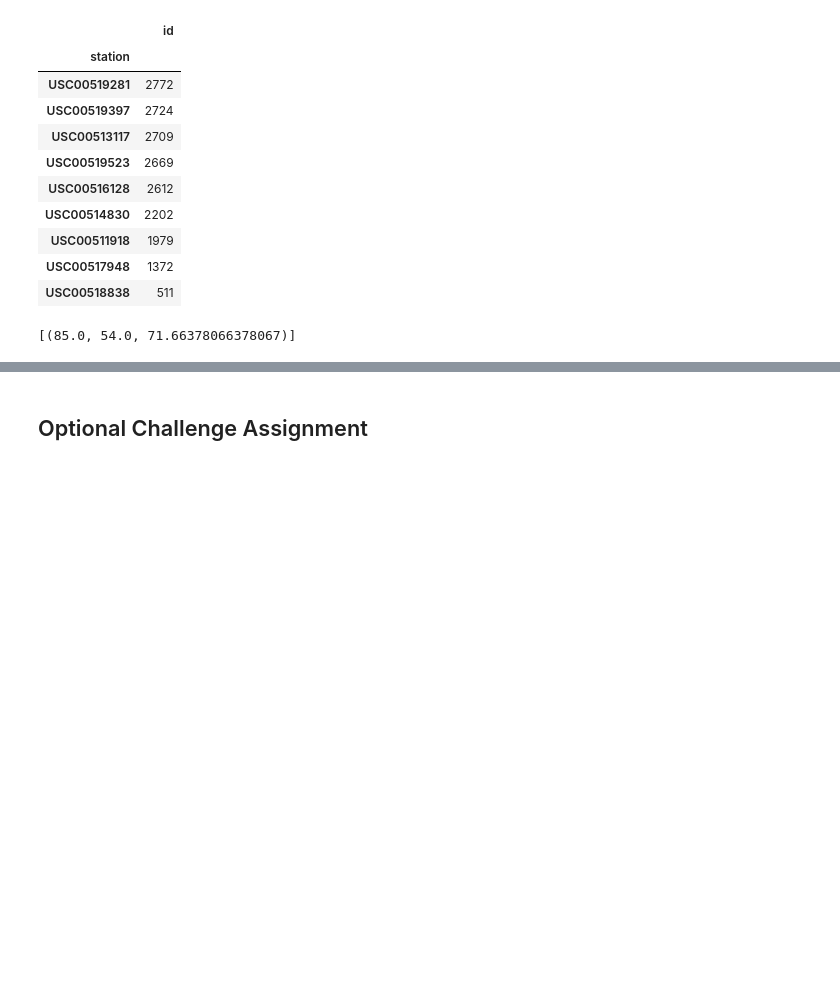
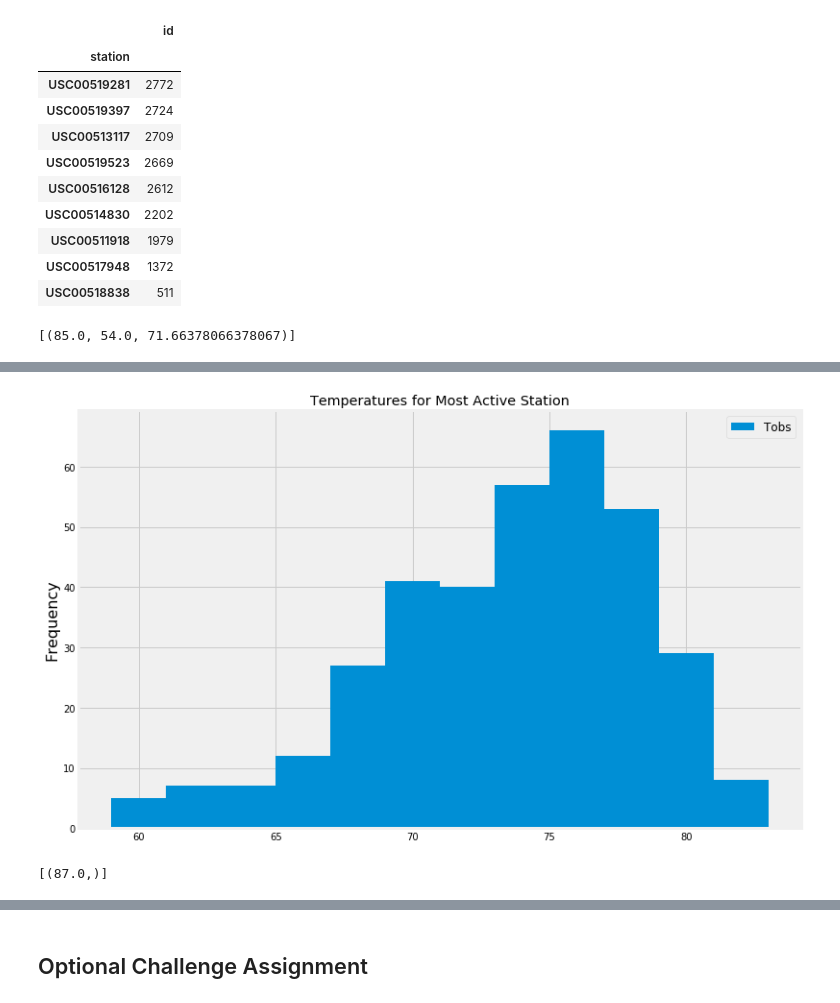
Before and after one commit to nrm0009-natalie/sqlalchemy-challenge, a Jupyter notebook: climate_starter.ipynb, the cells around one changed output, grey strips where cells are left out. Cells and saved outputs as stored; diff of their text form; code cells hidden in the pictures; blank space fills up the shorter version.

```diff
--- a/climate_starter.ipynb
+++ b/climate_starter.ipynb
@@ -247,3 +287,6 @@ engine.execute('SELECT max(tobs), min(tobs), avg(tobs) FROM measurement WHERE st
 # %%
 # Choose the station with the highest number of temperature observations.
 # Query the last 12 months of temperature observation data for this station and plot the results as a histogram
+highest_station = engine.execute('SELECT date, tobs FROM measurement WHERE station="USC00519281" AND strftime("%Y-%m-%d", date) BETWEEN "2016-08-23" AND "2017-08-23"').fetchall()
+for item in highest_station:
+    print(item)
@@ -249,0 +311,5 @@ engine.execute('SELECT max(tobs), min(tobs), avg(tobs) FROM measurement WHERE st
+# %%
+most_active_station = pd.DataFrame(highest_station, columns=["Date", "Tobs"])
+most_active_station.set_index("Date", inplace=True)
+most_active_station.sort_values("Date", inplace=True)
+most_active_station.head()
@@ -250,3 +324,30 @@ engine.execute('SELECT max(tobs), min(tobs), avg(tobs) FROM measurement WHERE st
+# %%
+ax = most_active_station.hist(column='Tobs', bins=12, grid=True, figsize=(12,8), label="Tobs")
+plt.title("Temperatures for Most Active Station")
+plt.ylabel("Frequency", fontsize=16)
+plt.legend(fontsize="large")
+plt.savefig("/Users/admin/Documents/Data_Analytics_Class/sqlalchemy-challenge/sqlalchemy_histogram.png")
+# %% [output]
+[figure, added]
+# %%
+date_prcp = session.query(Measurement.date, Measurement.prcp).all()
+
+#prcp_dict = {}
+#for item in date_prcp:
+#    prcp_dict = {item[0]:item[1]}
+#print(prcp_dict)
+
+all_passengers = []
+for date, prcp in date_prcp:
+        passenger_dict = {}
+        passenger_dict["date"] = date
+        passenger_dict["prcp"] = prcp
+        all_passengers.append(passenger_dict)
+
+all_temps_2016 = session.query(func.max(Measurement.tobs)).filter(Measurement.date >= '2014-01-01').all()
+print(all_temps_2016)
+# %% [output]
+[(87.0,)]
 # %% [markdown]
 ![precipitation](Images/station-histogram.png)
 # %%
```
Also changed, not shown: parts of 9 cells of this notebook, 3 other files.
